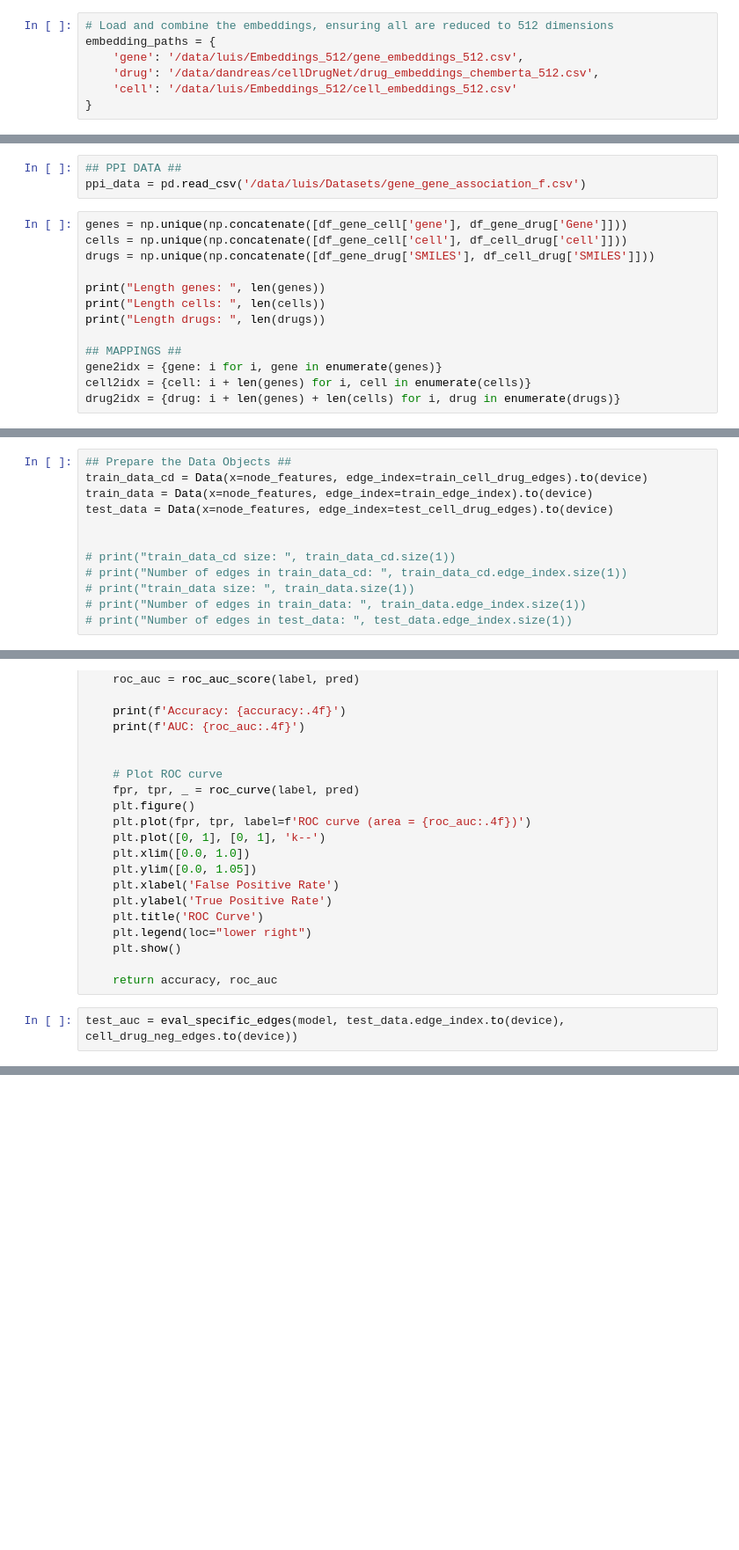
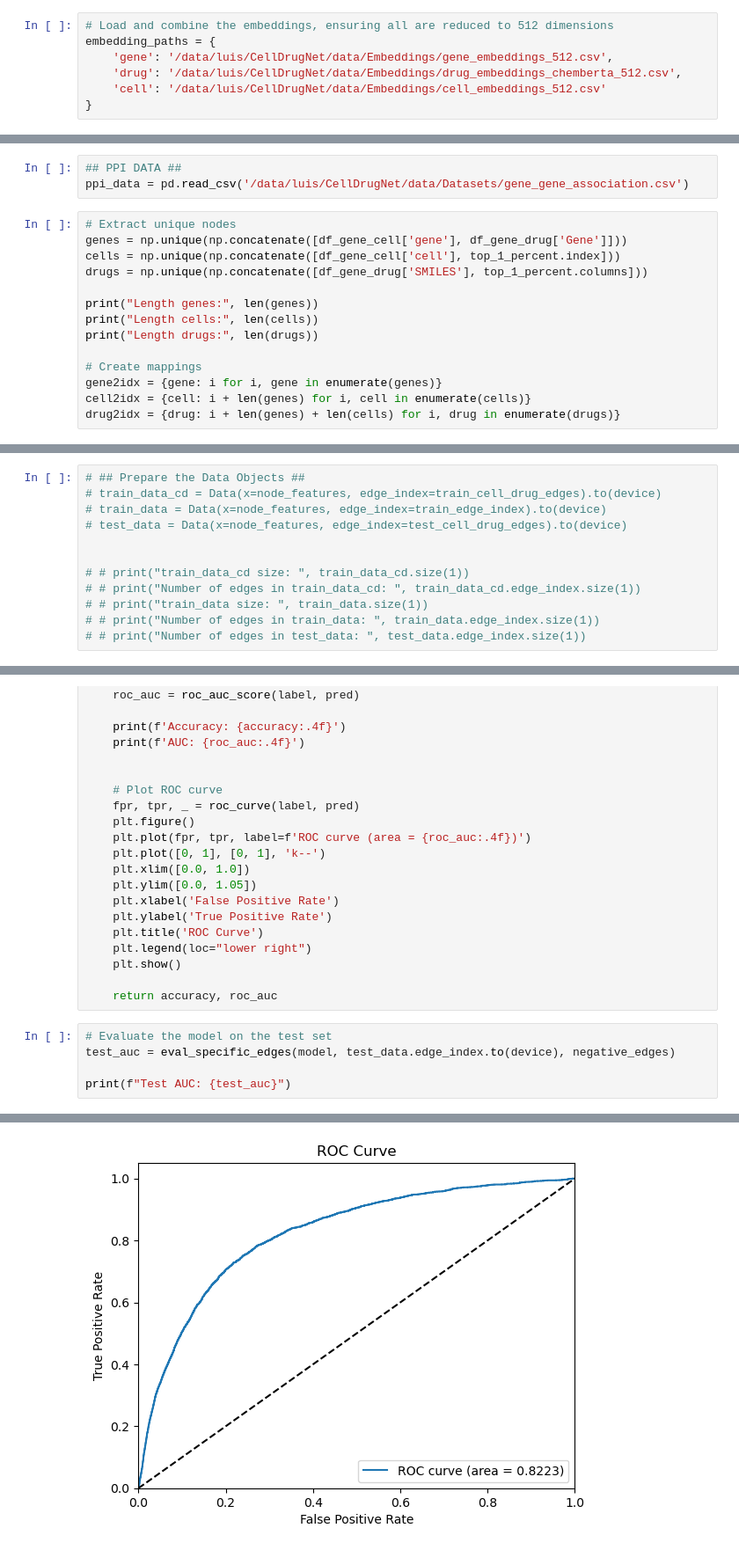
Before and after one commit to luistafoi/CellDrugNet, a Jupyter notebook: src/CellDrugNet_LM.ipynb, the cells around one changed output, grey strips where cells are left out. Shown at 88% size. Cells and saved outputs as stored; diff of their text form; blank space fills up the shorter version.

Commit message:
Added new positive and negative edges using top 1% and bottom50% of cell lines per drug

```diff
--- a/src/CellDrugNet_LM.ipynb
+++ b/src/CellDrugNet_LM.ipynb
@@ -20,9 +20,9 @@ Using device: cuda
 # %%
 # Load and combine the embeddings, ensuring all are reduced to 512 dimensions
 embedding_paths = {
-    'gene': '/data/luis/Embeddings_512/gene_embeddings_512.csv',
-    'drug': '/data/dandreas/cellDrugNet/drug_embeddings_chemberta_512.csv',
-    'cell': '/data/luis/Embeddings_512/cell_embeddings_512.csv'
+    'gene': '/data/luis/CellDrugNet/data/Embeddings/gene_embeddings_512.csv',
+    'drug': '/data/luis/CellDrugNet/data/Embeddings/drug_embeddings_chemberta_512.csv',
+    'cell': '/data/luis/CellDrugNet/data/Embeddings/cell_embeddings_512.csv'
 }
 # %%
 def load_embeddings(paths):
@@ -68,16 +54,17 @@ df_gene_drug.rename(columns={'SMILES2': 'SMILES'}, inplace=True)
 # %%
 ## PPI DATA ##
-ppi_data = pd.read_csv('/data/luis/Datasets/gene_gene_association_f.csv')
+ppi_data = pd.read_csv('/data/luis/CellDrugNet/data/Datasets/gene_gene_association.csv')
 # %%
+# Extract unique nodes
 genes = np.unique(np.concatenate([df_gene_cell['gene'], df_gene_drug['Gene']]))
-cells = np.unique(np.concatenate([df_gene_cell['cell'], df_cell_drug['cell']]))
-drugs = np.unique(np.concatenate([df_gene_drug['SMILES'], df_cell_drug['SMILES']]))
+cells = np.unique(np.concatenate([df_gene_cell['cell'], top_1_percent.index]))
+drugs = np.unique(np.concatenate([df_gene_drug['SMILES'], top_1_percent.columns]))
 
-print("Length genes: ", len(genes))
-print("Length cells: ", len(cells))
-print("Length drugs: ", len(drugs))
+print("Length genes:", len(genes))
+print("Length cells:", len(cells))
+print("Length drugs:", len(drugs))
 
-## MAPPINGS ##
+# Create mappings
 gene2idx = {gene: i for i, gene in enumerate(genes)}
 cell2idx = {cell: i + len(genes) for i, cell in enumerate(cells)}
 drug2idx = {drug: i + len(genes) + len(cells) for i, drug in enumerate(drugs)}
@@ -232,12 +269,12 @@ Shape of train_edge_index:  1333254
 # %%
-## Prepare the Data Objects ##
-train_data_cd = Data(x=node_features, edge_index=train_cell_drug_edges).to(device)
-train_data = Data(x=node_features, edge_index=train_edge_index).to(device)
-test_data = Data(x=node_features, edge_index=test_cell_drug_edges).to(device)
+# ## Prepare the Data Objects ##
+# train_data_cd = Data(x=node_features, edge_index=train_cell_drug_edges).to(device)
+# train_data = Data(x=node_features, edge_index=train_edge_index).to(device)
+# test_data = Data(x=node_features, edge_index=test_cell_drug_edges).to(device)
 
 
-# print("train_data_cd size: ", train_data_cd.size(1))
-# print("Number of edges in train_data_cd: ", train_data_cd.edge_index.size(1))
-# print("train_data size: ", train_data.size(1))
-# print("Number of edges in train_data: ", train_data.edge_index.size(1))
-# print("Number of edges in test_data: ", test_data.edge_index.size(1))
+# # print("train_data_cd size: ", train_data_cd.size(1))
+# # print("Number of edges in train_data_cd: ", train_data_cd.edge_index.size(1))
+# # print("train_data size: ", train_data.size(1))
+# # print("Number of edges in train_data: ", train_data.edge_index.size(1))
+# # print("Number of edges in test_data: ", test_data.edge_index.size(1))
@@ -413,4 +458,8 @@ def eval_specific_edges(model, pos_edge_index, neg_edge_index):
 
     return accuracy, roc_auc
 # %%
-test_auc = eval_specific_edges(model, test_data.edge_index.to(device), cell_drug_neg_edges.to(device))
+# Evaluate the model on the test set
+test_auc = eval_specific_edges(model, test_data.edge_index.to(device), negative_edges)
+
+print(f"Test AUC: {test_auc}")
+# %% [output]
@@ -416,0 +468 @@ test_auc = eval_specific_edges(model, test_data.edge_index.to(device), cell_drug
+[figure, added]
```
Also changed, not shown: parts of 17 cells of this notebook.
